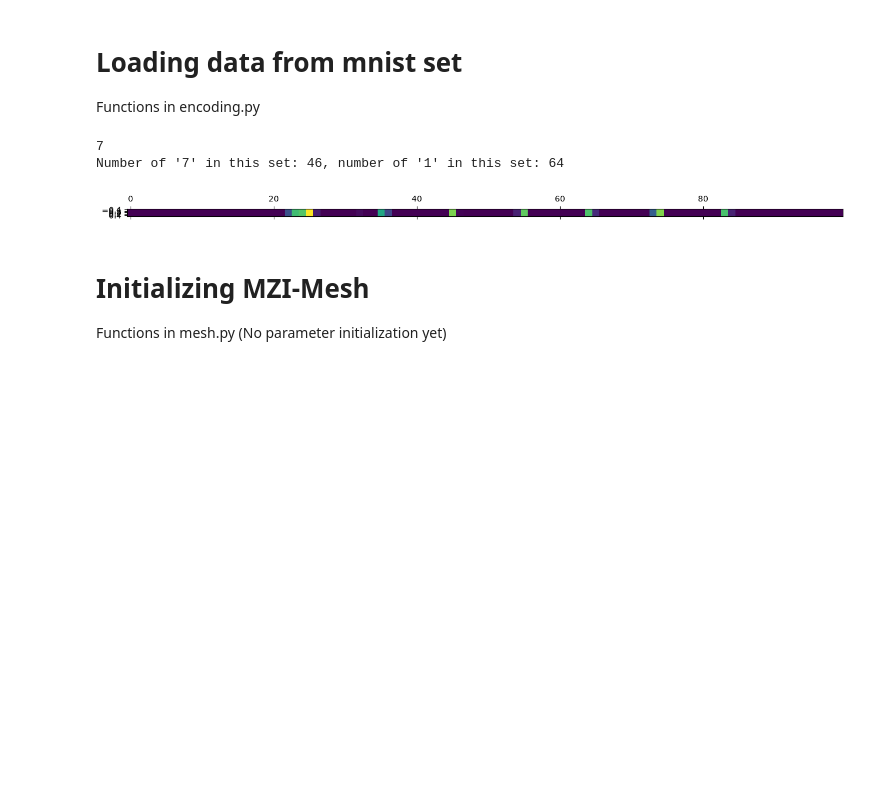
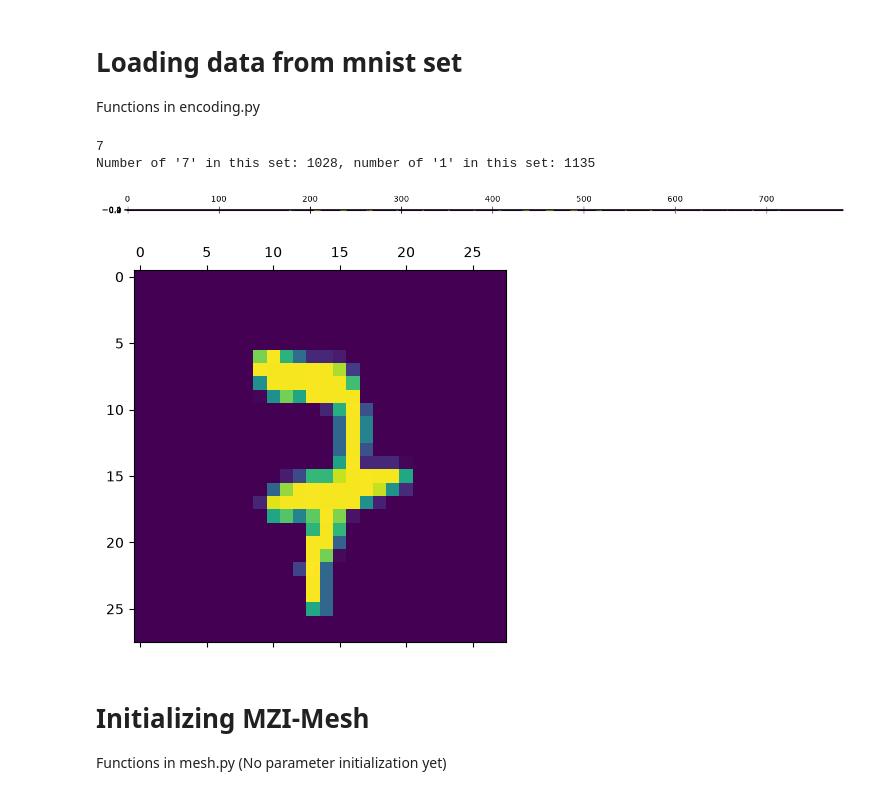
Before and after one commit to kaschdaniel/MANTIS, a Jupyter notebook: Debug.ipynb, the cells around one changed output. Saved outputs shown, nothing was run; the diff lists cells and outputs as text; code cells hidden in the pictures; blank space fills up the shorter version.

Commit message:
Fixed encoding of pictures for sidelengths other than 10 using image.reshape instead of downscale_local_mean

```diff
--- a/Debug.ipynb
+++ b/Debug.ipynb
@@ -18,24 +21,26 @@ Functions in encoding.py
 # %%
 values = np.array([1,7]) #figures you want from the mnist dataset
 mode = "Testing" #Selects if you want the test-set ("Testing") or the training-set ("Training")
-number = 110 #Sets number of samples you want to get in total
-m = 10 #side length (pixel) of mnist image after downsampling
+number = None #Sets number of samples you want to get in total
+m_side = 28 #side length (pixel) of mnist image after downsampling
 theta = 1 #mysterious hyper parameter for amplitude scaling
-norm_energy = False #Bool for if energy of encoded image should be normalized or not
+norm_energy = True #Bool for if energy of encoded image should be normalized or not
 seed = None #Random seed to control random choice of number -pictures out of the available ones,
             #seed = None leads to random results for each iteration
 
-E_X, Y = get_data(values, mode, number, m, theta, norm_energy, seed) #E_X are the flattened arrays of the encoded mnist images (complex valued),
+E_X, Y = get_data(values, mode, number, m_side, theta, norm_energy, seed) #E_X are the flattened arrays of the encoded mnist images (complex valued),
                                                                   #Y are the referring labels
 #Example of the first entry
-plt.matshow(np.real(E_X[:,0]).reshape(1, -1)) #reshaping it just for plotting with plt.matshow
+plt.matshow(np.real(E_X[:,0]).reshape(1, -1), ) #reshaping it just for plotting with plt.matshow
+plt.matshow(np.real(E_X[:,0]).reshape(m,m))
 print(Y[0])
 
 print("Number of '7' in this set: " + str(np.sum(Y == 7))+", number of '1' in this set: " + str(np.sum(Y == 1)))
 # %% [output]
 7
-Number of '7' in this set: 46, number of '1' in this set: 64
+Number of '7' in this set: 1028, number of '1' in this set: 1135
-[figure, old version]
+[figure, new version]
+[figure, added]
 # %% [markdown]
 # Initializing MZI-Mesh
 Functions in mesh.py
```
Also changed, not shown: parts of 6 cells of this notebook, 3 other files.
